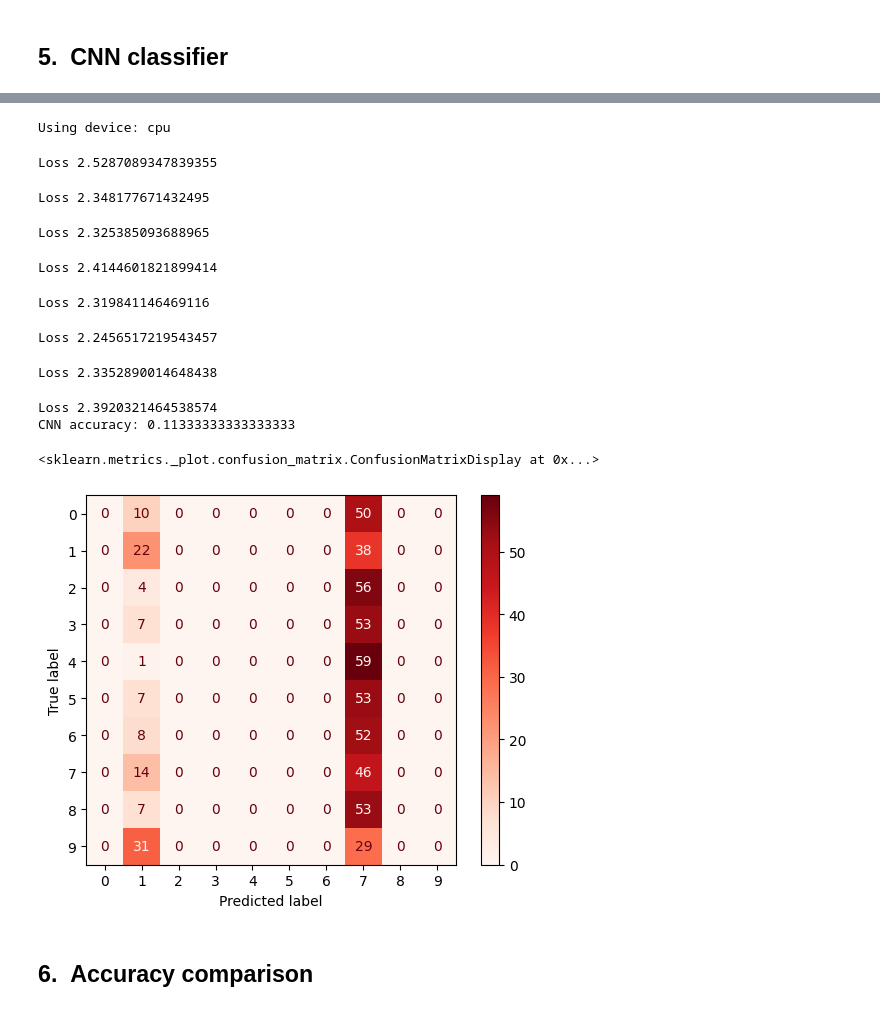
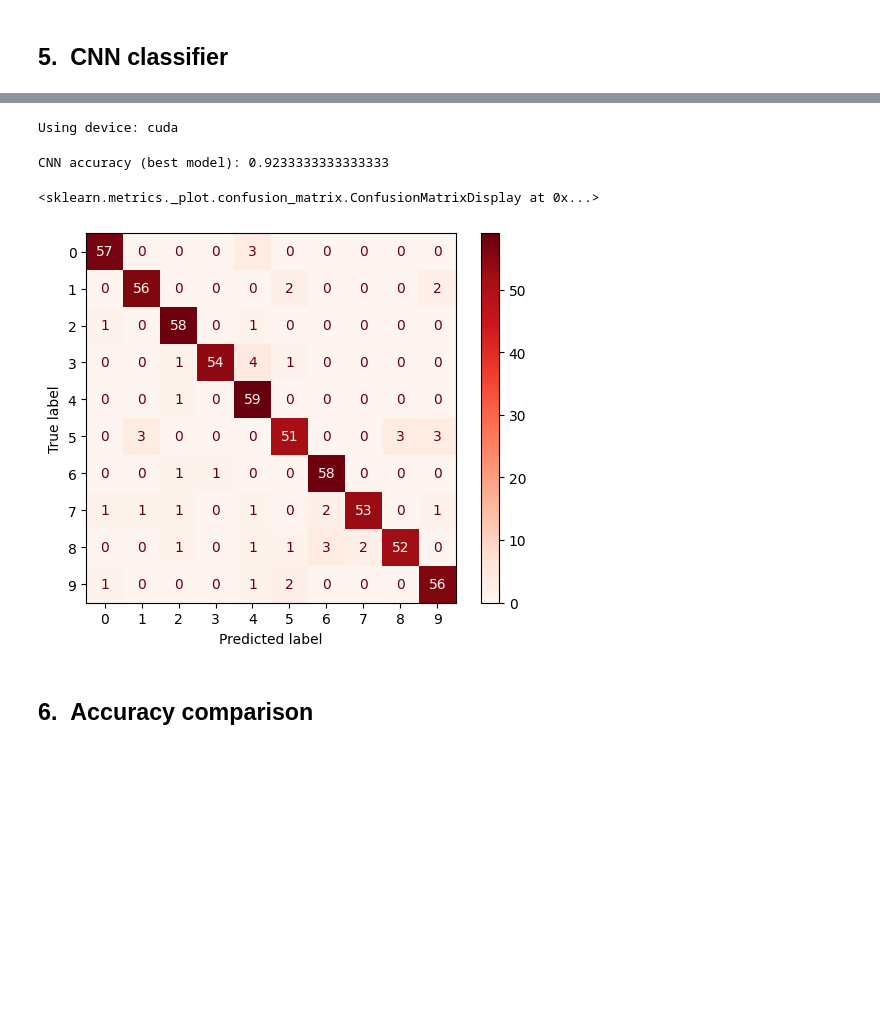
Before and after one commit to z0lt4np4l1nk4s/AutomaticSpeechRecognition, a Jupyter notebook: notebook.ipynb, the cells around one changed output, grey strips where cells are left out. Cells and saved outputs as stored; diff of their text form; code cells hidden in the pictures; blank space fills up the shorter version.

```diff
--- a/notebook.ipynb
+++ b/notebook.ipynb
@@ -216,16 +182,19 @@ class CNNDigit(nn.Module):
     def __init__(self, num_classes=10):
         super().__init__()
         self.features = nn.Sequential(
-            nn.Conv2d(1,32,3,padding=1), nn.ReLU(),
+            nn.Conv2d(1, 32, 3, padding=1), nn.BatchNorm2d(32), nn.ReLU(),
             nn.MaxPool2d(2),
-            nn.Conv2d(32,64,3,padding=1), nn.ReLU(),
-            nn.MaxPool2d(2)
+            nn.Conv2d(32, 64, 3, padding=1), nn.BatchNorm2d(64), nn.ReLU(),
+            nn.MaxPool2d(2),
+            nn.Conv2d(64, 128, 3, padding=1), nn.BatchNorm2d(128), nn.ReLU(),
+            nn.AdaptiveAvgPool2d((1,1))
         )
         self.classifier = nn.Sequential(
-            nn.AdaptiveAvgPool2d((1,1)),
             nn.Flatten(),
-            nn.Linear(64, num_classes)
+            nn.Dropout(0.3),
+            nn.Linear(128, num_classes)
         )
-    def forward(self,x):
+
+    def forward(self, x):
         x = self.features(x)
         return self.classifier(x)
@@ -249,59 +201,73 @@ AssertionError: Torch not compiled with CUDA enabled
+# %%
+device = 'cuda' if torch.cuda.is_available() else 'cpu'
+print('Using device:', device)
+# %% [output]
+Using device: cuda
 # %%
-device = 'cuda' if torch.cuda.is_available() else 'cpu'
-print('Using device:', device)
-
 # Build tensors
 X_images = torch.tensor(np.stack([img for img in logmel_images]), dtype=torch.float32).unsqueeze(1)
 y_tensor = torch.tensor(labels, dtype=torch.long)
 
+X_images = (X_images - X_images.mean()) / X_images.std()
+
 train_ds = tud.TensorDataset(X_images[train_idx], y_tensor[train_idx])
 test_ds  = tud.TensorDataset(X_images[test_idx],  y_tensor[test_idx])
-train_loader = tud.DataLoader(train_ds, batch_size=64, shuffle=True)
-test_loader  = tud.DataLoader(test_ds,  batch_size=64)
+train_loader = tud.DataLoader(train_ds, batch_size=32, shuffle=True)
+test_loader  = tud.DataLoader(test_ds,  batch_size=32)
 
 model = CNNDigit().to(device)
 opt = torch.optim.Adam(model.parameters(), lr=1e-3)
+scheduler = torch.optim.lr_scheduler.StepLR(opt, step_size=20, gamma=0.5)
 loss_fn = nn.CrossEntropyLoss()
 
-EPOCHS = 30
-for epoch in range(EPOCHS):
+best_loss = float('inf')
+best_model_state = None  # This will store the best model weights
+
+EPOCHS = 250
+for epoch in tqdm(range(EPOCHS), desc='Training'):
     model.train()
-    for xb,yb in tqdm(train_loader, desc=f'Epoch {epoch+1}/{EPOCHS}'):
+    epoch_loss = 0.0
+    for xb, yb in train_loader:
         xb, yb = xb.to(device), yb.to(device)
         opt.zero_grad()
         out = model(xb)
         loss = loss_fn(out, yb)
         loss.backward()
         opt.step()
-    print('Loss', loss.item())
+        epoch_loss += loss.item()
+
+    avg_loss = epoch_loss / len(train_loader)
+
+    # Save model with lowest loss
+    if avg_loss < best_loss:
+        best_loss = avg_loss
+        best_model_state = model.state_dict()  # Save best model weights
+
+    scheduler.step()
+
+# Load best model state into a fresh model instance
+best_model = CNNDigit().to(device)
+best_model.load_state_dict(best_model_state)
+best_model.eval()
 
 # Evaluate
-model.eval()
 all_preds, all_true = [], []
 with torch.no_grad():
-    for xb,yb in test_loader:
+    for xb, yb in test_loader:
         xb = xb.to(device)
-        preds = model(xb).argmax(1).cpu()
+        preds = best_model(xb).argmax(1).cpu()
         all_preds.extend(preds.numpy())
         all_true.extend(yb.numpy())
+
 cnn_acc = accuracy_score(all_true, all_preds)
-print('CNN accuracy:', cnn_acc)
+print('CNN accuracy (best model):', cnn_acc)
 
 cm = confusion_matrix(all_true, all_preds)
 ConfusionMatrixDisplay(cm).plot(cmap='Reds')
 # %% [output]
-Using device: cpu
+CNN accuracy (best model): 0.9233333333333333
-Loss 2.5287089347839355
+<sklearn.metrics._plot.confusion_matrix.ConfusionMatrixDisplay at 0x...>
-Loss 2.348177671432495
-Loss 2.325385093688965
-Loss 2.4144601821899414
-Loss 2.319841146469116
-Loss 2.2456517219543457
-Loss 2.3352890014648438
-Loss 2.3920321464538574
-CNN accuracy: 0.11333333333333333
-<sklearn.metrics._plot.confusion_matrix.ConfusionMatrixDisplay at 0x...>
-[figure, old version]
+[figure, new version]
 # %% [markdown]
 ## 6.  Accuracy comparison
 # %%
```
Also changed, not shown: parts of 16 cells of this notebook, 3 other files.
